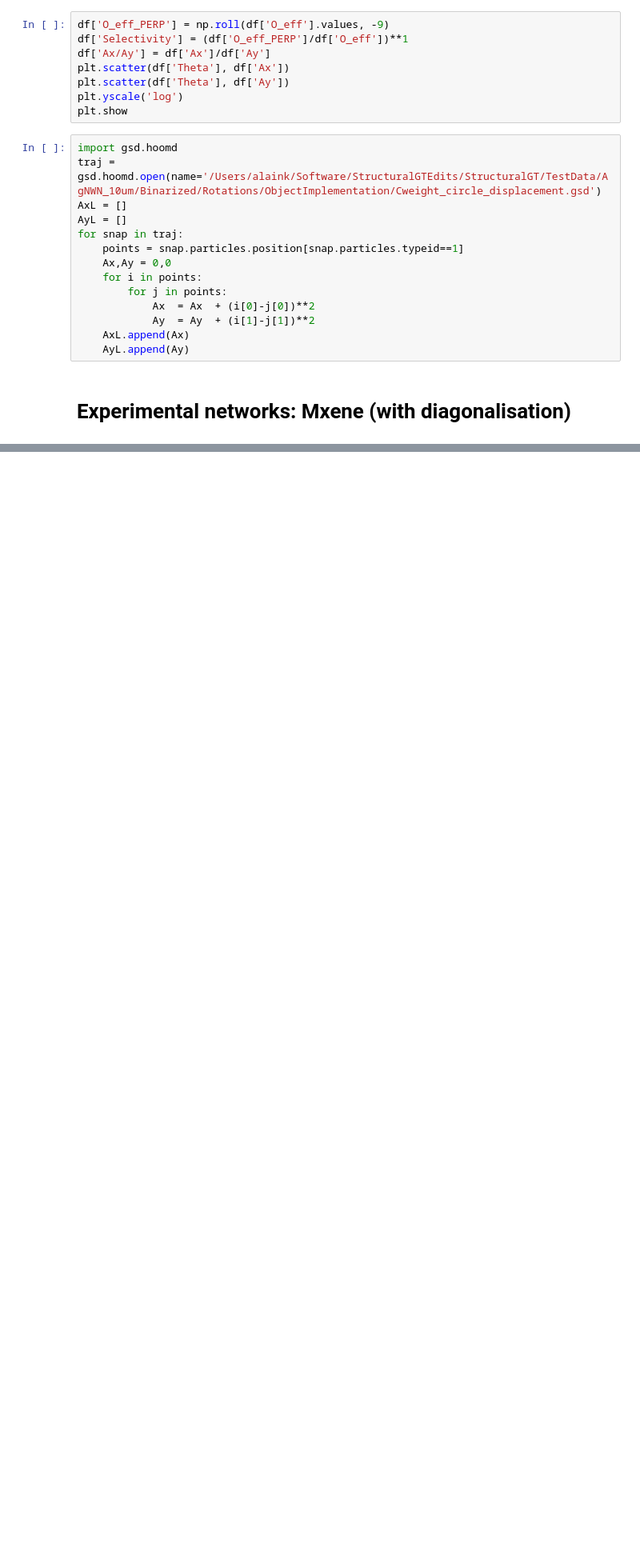
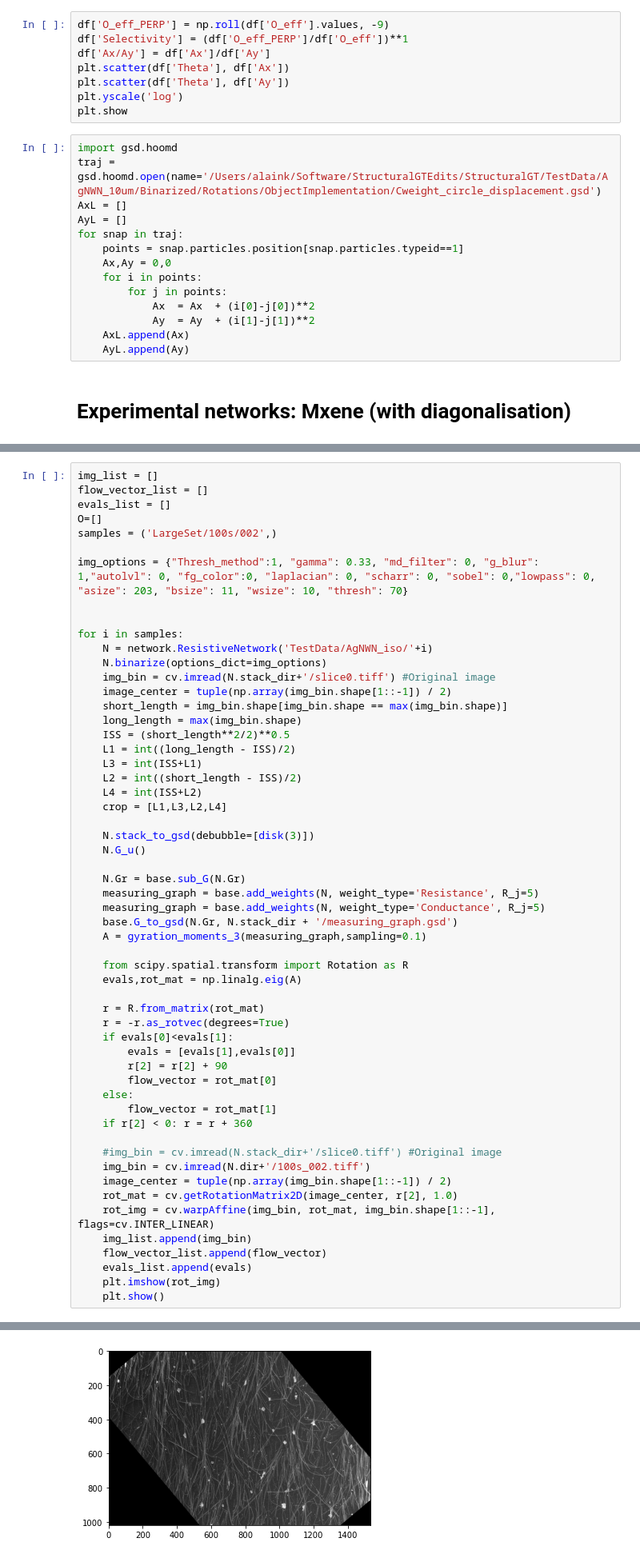
Before and after one commit to compass-stc/StructuralGT, a Jupyter notebook: StructuralGT/AnisotropyDetection.ipynb, the cells around one changed output, grey strips where cells are left out. Shown at 80% size. Saved outputs shown, nothing was run; the diff lists cells and outputs as text; blank space fills up the shorter version.

Commit message:
MURI Data

```diff
--- a/StructuralGT/AnisotropyDetection.ipynb
+++ b/StructuralGT/AnisotropyDetection.ipynb
@@ -695,0 +599,57 @@ array([30., 50.])
+# %%
+img_list = []
+flow_vector_list = []
+evals_list = []
+O=[]
+samples = ('LargeSet/100s/002',)
+
+img_options = {"Thresh_method":1, "gamma": 0.33, "md_filter": 0, "g_blur": 1,"autolvl": 0, "fg_color":0, "laplacian": 0, "scharr": 0, "sobel": 0,"lowpass": 0, "asize": 203, "bsize": 11, "wsize": 10, "thresh": 70}
+
+
+for i in samples:
+    N = network.ResistiveNetwork('TestData/AgNWN_iso/'+i)
+    N.binarize(options_dict=img_options)
+    img_bin = cv.imread(N.stack_dir+'/slice0.tiff') #Original image
+    image_center = tuple(np.array(img_bin.shape[1::-1]) / 2)
+    short_length = img_bin.shape[img_bin.shape == max(img_bin.shape)]
+    long_length = max(img_bin.shape)
+    ISS = (short_length**2/2)**0.5
+    L1 = int((long_length - ISS)/2)
+    L3 = int(ISS+L1)
+    L2 = int((short_length - ISS)/2)
+    L4 = int(ISS+L2)
+    crop = [L1,L3,L2,L4]
+
+    N.stack_to_gsd(debubble=[disk(3)])
+    N.G_u()
+
+    N.Gr = base.sub_G(N.Gr)
+    measuring_graph = base.add_weights(N, weight_type='Resistance', R_j=5)
+    measuring_graph = base.add_weights(N, weight_type='Conductance', R_j=5)
+    base.G_to_gsd(N.Gr, N.stack_dir + '/measuring_graph.gsd')
+    A = gyration_moments_3(measuring_graph,sampling=0.1)
+
+    from scipy.spatial.transform import Rotation as R
+    evals,rot_mat = np.linalg.eig(A)
+
+    r = R.from_matrix(rot_mat)
+    r = -r.as_rotvec(degrees=True)
+    if evals[0]<evals[1]:
+        evals = [evals[1],evals[0]]
+        r[2] = r[2] + 90
+        flow_vector = rot_mat[0]
+    else:
+        flow_vector = rot_mat[1]
+    if r[2] < 0: r = r + 360
+
+    #img_bin = cv.imread(N.stack_dir+'/slice0.tiff') #Original image
+    img_bin = cv.imread(N.dir+'/100s_002.tiff')
+    image_center = tuple(np.array(img_bin.shape[1::-1]) / 2)
+    rot_mat = cv.getRotationMatrix2D(image_center, r[2], 1.0)
+    rot_img = cv.warpAffine(img_bin, rot_mat, img_bin.shape[1::-1], flags=cv.INTER_LINEAR)
+    img_list.append(img_bin)
+    flow_vector_list.append(flow_vector)
+    evals_list.append(evals)
+    plt.imshow(rot_img)
+    plt.show()
+# %% [output]
@@ -695,0 +673 @@ array([30., 50.])
+[figure, added]
```
Also changed, not shown: parts of 32 cells of this notebook.
